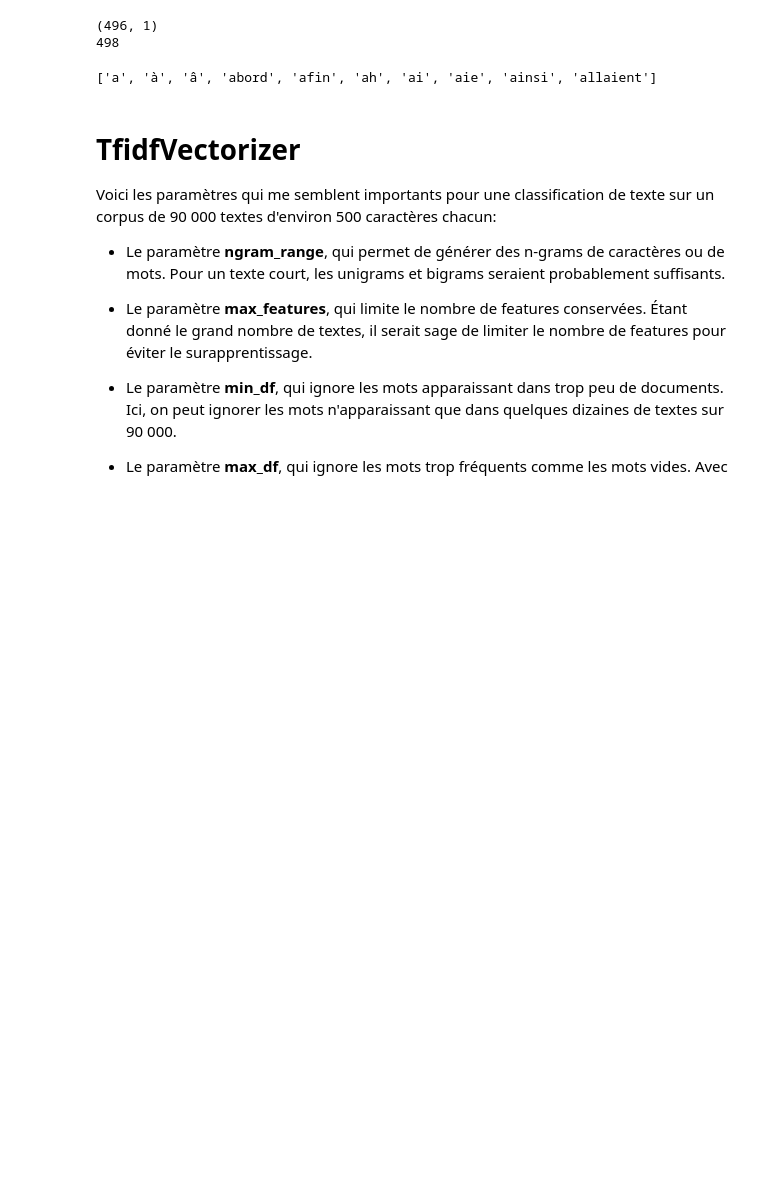
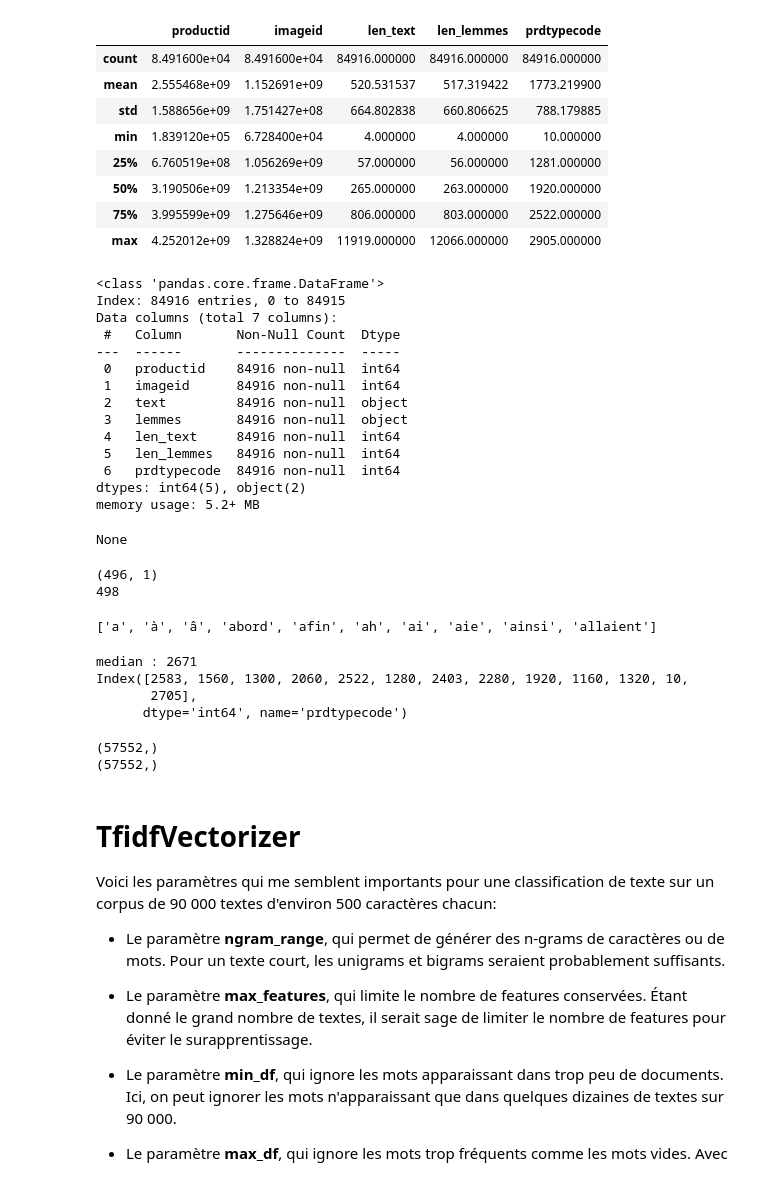
Before and after one commit to DataScientest-Studio/fev24_bds_rakuten, a Jupyter notebook: notebooks/02-rava-tokenisation.ipynb, the cells around one changed output. Saved outputs shown, nothing was run; the diff lists cells and outputs as text; code cells hidden in the pictures; blank space fills up the shorter version.

```diff
--- a/notebooks/02-rava-tokenisation.ipynb
+++ b/notebooks/02-rava-tokenisation.ipynb
@@ -20,22 +36,50 @@ pd.set_option("display.max_rows", 200)
 # %%
 df = pd.read_csv(PATH_PROCESSED + "X_train_preprocessed.csv", index_col=0)
+# df = pd.read_csv(PATH_PROCESSED + "X_train_detected_language.csv", index_col=0)
+# df_target = pd.read_csv(PATH_RAW + "y_train.csv", index_col=0)
+# df[df_target.columns[0]] = df_target
 display(df.head())
-df.describe()
+display(df.describe())
+display(df.info())
 
 stop_words_french = pd.read_json(PATH_EXTERNAL + "stop_words_french.json")
 print(stop_words_french.shape)
 stop_words = []
 stop_words.extend(stop_words_french[0].tolist())
 stop_words.extend(["cm", "mm"])
 print(len(stop_words))
 stop_words[:10]
 # %% [output]
 |  | productid | imageid | text | lemmes | len_text | len_lemmes | prdtypecode |
 | 0 | 3804725264 | 1263597046 | pages de carnet personnalisées ol... | page de carnet personnalisé olivi... | 68 | 64 | 10 |
 | 1 | 436067568 | 1008141237 | journal des arts le n du l art et... | journal des art le ne du l art et... | 177 | 172 | 2280 |
 | 2 | 201115110 | 938777978 | grand stylet ergonomique bleu gam... | grand stylet ergonomique bleu gam... | 731 | 732 | 50 |
 | 3 | 50418756 | 457047496 | peluche donald europe disneyland ... | peluche donald europe disneyland ... | 52 | 52 | 1280 |
 | 4 | 278535884 | 1077757786 | la guerre des tuques luc a des id... | la guerre des tuques luc a des id... | 203 | 212 | 2705 |
+|  | productid | imageid | len_text | len_lemmes | prdtypecode |
+| count | 8.491600e+04 | 8.491600e+04 | 84916.000000 | 84916.000000 | 84916.000000 |
+| mean | 2.555468e+09 | 1.152691e+09 | 520.531537 | 517.319422 | 1773.219900 |
+| std | 1.588656e+09 | 1.751427e+08 | 664.802838 | 660.806625 | 788.179885 |
+| min | 1.839120e+05 | 6.728400e+04 | 4.000000 | 4.000000 | 10.000000 |
+| 25% | 6.760519e+08 | 1.056269e+09 | 57.000000 | 56.000000 | 1281.000000 |
+| 50% | 3.190506e+09 | 1.213354e+09 | 265.000000 | 263.000000 | 1920.000000 |
+| 75% | 3.995599e+09 | 1.275646e+09 | 806.000000 | 803.000000 | 2522.000000 |
+| max | 4.252012e+09 | 1.328824e+09 | 11919.000000 | 12066.000000 | 2905.000000 |
-(496, 1)
-498
+<class 'pandas.core.frame.DataFrame'>
+Index: 84916 entries, 0 to 84915
+Data columns (total 7 columns):
+ #   Column       Non-Null Count  Dtype
+---  ------       --------------  -----
+ 0   productid    84916 non-null  int64
+ 1   imageid      84916 non-null  int64
+ 2   text         84916 non-null  object
+ 3   lemmes       84916 non-null  object
+ 4   len_text     84916 non-null  int64
+ 5   len_lemmes   84916 non-null  int64
+ 6   prdtypecode  84916 non-null  int64
+dtypes: int64(5), object(2)
+memory usage: 5.2+ MB
-['a', 'à', 'â', 'abord', 'afin', 'ah', 'ai', 'aie', 'ainsi', 'allaient']
+None
+(496, 1)
+498
+['a', 'à', 'â', 'abord', 'afin', 'ah', 'ai', 'aie', 'ainsi', 'allaient']
@@ -45,3 +86,33 @@ target = df["prdtypecode"]
+# %%
+value_counts = df["prdtypecode"].value_counts()
+median = int(value_counts.median())
+print("median :", median)
+value_counts_index = value_counts[value_counts > median].index
+print(value_counts_index)
+# %% [output]
+median : 2671
+Index([2583, 1560, 1300, 2060, 2522, 1280, 2403, 2280, 1920, 1160, 1320, 10,
+       2705],
+      dtype='int64', name='prdtypecode')
+# %%
+# Je divise par deux le nombre de données sur le prdtypecode 2583 car il est minimum 2x plus nombreux que les autres
+# ce qui fait que la quantité lors du SMOTE est multiplié par ~x3,5 (~64 000 -> ~220 000)
+index_row = []
+for i in value_counts.index:
+    if i in value_counts_index:
+        index_row.extend(
+            df.loc[df["prdtypecode"] == i].sample(n=median, random_state=123).index
+        )
+    else:
+        index_row.extend(df.loc[df["prdtypecode"] == i].index)
+
+data = df.loc[df.index.isin(index_row)]["text"]
+target = df.loc[df.index.isin(index_row)]["prdtypecode"].astype("int")
+print(data.shape)
+print(target.shape)
+# %% [output]
+(57552,)
+(57552,)
 # %% [markdown]
 # TfidfVectorizer
 
```
Also changed, not shown: parts of 27 cells of this notebook.
